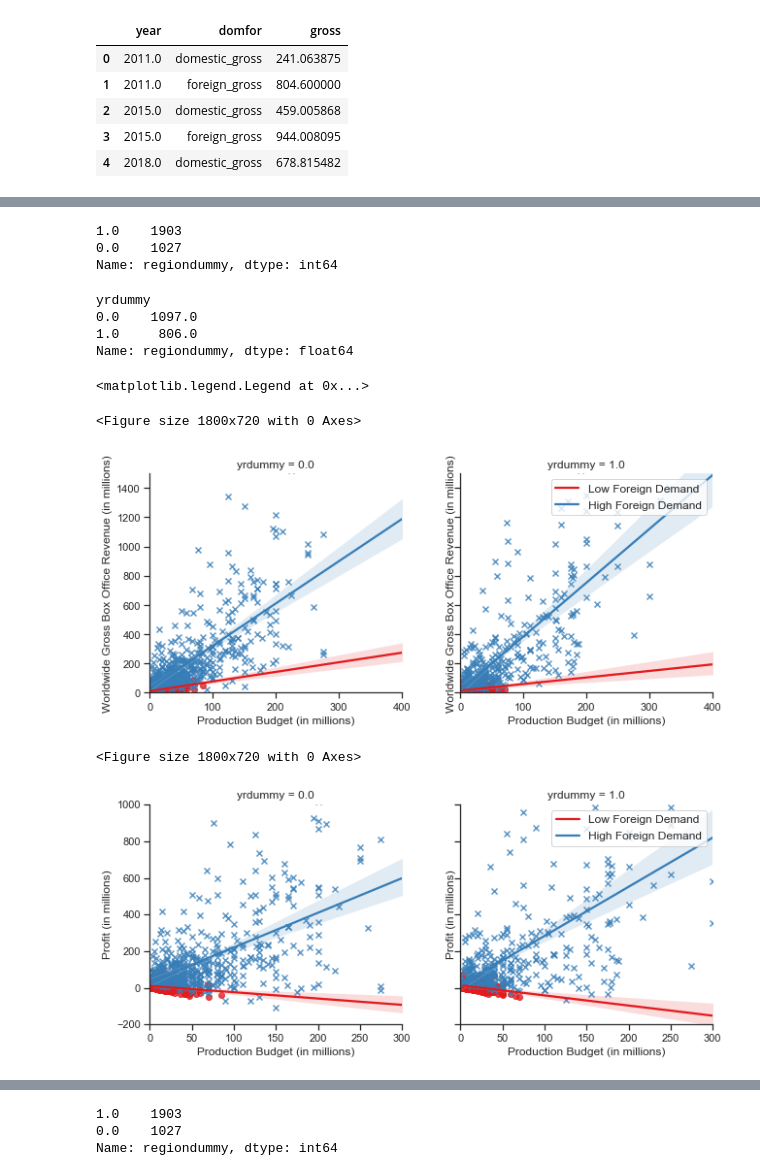
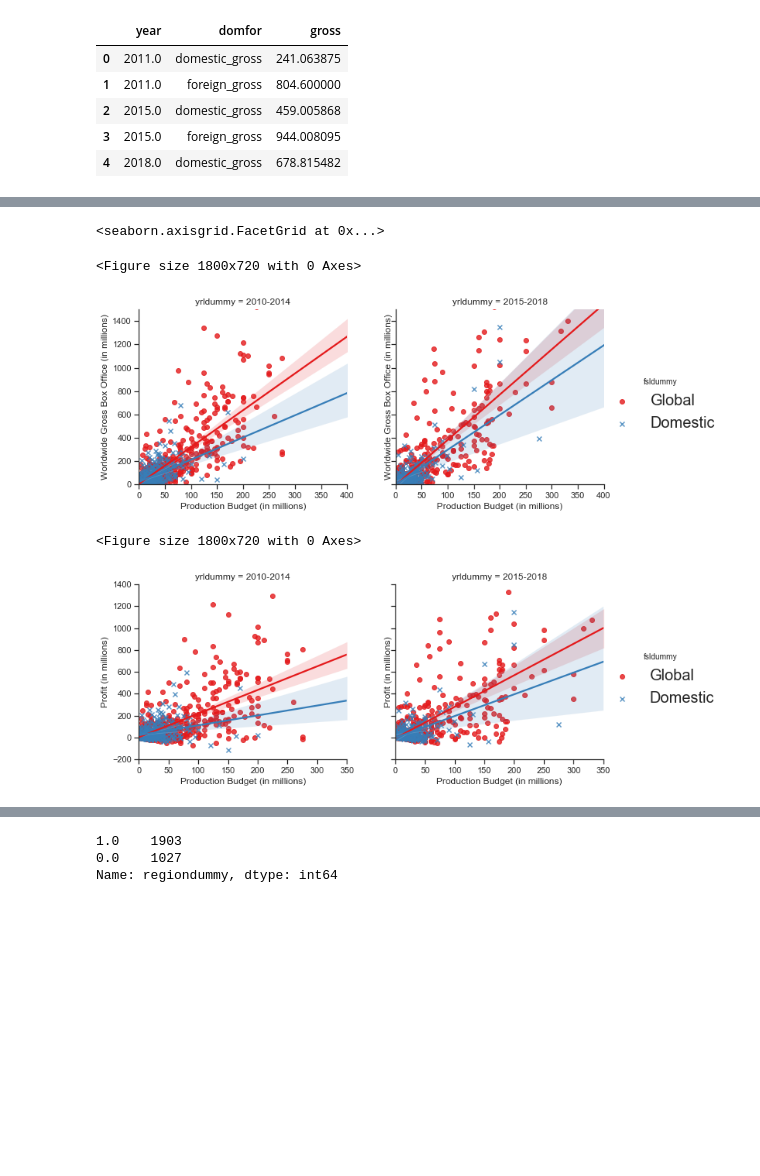
Before and after one commit to phoebetwong/dc_ds_06_03_19, a Jupyter notebook: module_1/week_3_project/data/mod1proj_datacleaning_pw_Monday.ipynb, the cells around one changed output, grey strips where cells are left out. Cells and saved outputs as stored; diff of their text form; code cells hidden in the pictures; blank space fills up the shorter version.

```diff
--- a/module_1/week_3_project/data/mod1proj_datacleaning_pw_Monday.ipynb
+++ b/module_1/week_3_project/data/mod1proj_datacleaning_pw_Monday.ipynb
@@ -1559,0 +1566,4 @@ imdb_all.loc[imdb_all['foreign_share']<=50, 'fsdummy'] = 0
+# %%
+imdb_all.loc[imdb_all['foreign_share']>50, 'fsldummy'] = 'Global'
+# %%
+imdb_all.loc[imdb_all['foreign_share']<=50, 'fsldummy'] = 'Domestic'
@@ -1563,0 +1590,4 @@ imdb_all.loc[imdb_all['region']<=10, 'regiondummy'] = 0
+# %%
+imdb_all.loc[imdb_all['year']>2014, 'yrldummy'] = '2015-2018'
+# %%
+imdb_all.loc[imdb_all['year']<=2014, 'yrldummy'] = '2010-2014'
@@ -1871,73 +1908,41 @@ imdb_all.loc[imdb_all['year']<=2014, 'yrdummy'] = 0
-# %%
-imdb_all.regiondummy.value_counts()
-# %% [output]
-1.0    1903
-0.0    1027
-Name: regiondummy, dtype: int64
-# %%
-imdb_all.groupby(['yrdummy'])['regiondummy'].sum()
-# %% [output]
-yrdummy
-0.0    1097.0
-1.0     806.0
-Name: regiondummy, dtype: float64
 # %%
 plt.figure(figsize=(25,10))
 
-g2 = sns.lmplot(x="production_budget", y="worldwide_gross", hue="fgdummy", col="yrdummy",
-                data=imdb_all, markers=["o", "x"], palette="Set1", legend=False)
-g2.set(ylim=(0, 1500))
-g2.set(xlim=(0, 400))
+g3a = sns.lmplot(x="production_budget", y="worldwide_gross", hue="fsldummy", col="yrldummy",
+                data=imdb_all, markers=["o", "x"], palette="Set1")
+g3a.set(ylim=(0, 1500))
+g3a.set(xlim=(0, 400))
 #g2.set(xscale="log", yscale="log")
-g2.set(xlabel='Production Budget (in millions)', ylabel='Worldwide Gross Box Office Revenue (in millions)')
+g3a.set(xlabel='Production Budget (in millions)', ylabel='Worldwide Gross Box Office (in millions)')
 # g2._legend.set_title('Foreign revenue share')
 # g2._legend.texts(['Low', 'High'])
-plt.legend(loc='upper right', labels=['Low Foreign Demand', 'High Foreign Demand'], prop={'size': 12})
-
-# # title
-# new_title = 'Foreign Revenue Share'
-# g2._legend.set_title(new_title)
-# # replace labels
-# new_labels = ['Domestic', 'Foreign']
-# for t, l in zip(g2._legend.texts, new_labels):
-#     t.set_text(l)
-#     t.set_fontsize(10)
+#plt.legend(loc='upper right', labels=['Domestic', 'Global'], prop={'size': 12})
 
 #plt.savefig("PBGScat.jpg")
 
 # plt.title("Production Budget & Gross Box Office of Movies, by Share of Foreign Revenue")
 # %% [output]
-<matplotlib.legend.Legend at 0x...>
+<seaborn.axisgrid.FacetGrid at 0x...>
 <Figure size 1800x720 with 0 Axes>
-[figure, old version]
+[figure, new version]
 # %%
 plt.figure(figsize=(25,10))
+with sns.plotting_context(font_scale=1):
 
-g2 = sns.lmplot(x="production_budget", y="profit", hue="fgdummy", col="yrdummy",
-                data=imdb_all, markers=["o", "x"], palette="Set1", legend=False)
-g2.set(ylim=(-200, 1000))
-g2.set(xlim=(0, 300))
+    g3 = sns.lmplot(x="production_budget", y="profit", hue="fsldummy", col="yrldummy",
+                data=imdb_all, markers=["o", "x"], palette="Set1")
+    g3.set(ylim=(-200, 1400))
+    g3.set(xlim=(0, 350))
 #g2.set(xscale="log", yscale="log")
-g2.set(xlabel='Production Budget (in millions)', ylabel='Profit (in millions)')
-# g2._legend.set_title('Foreign revenue share')
-# g2._legend.texts(['Low', 'High'])
-plt.legend(loc='upper right', labels=['Low Foreign Demand', 'High Foreign Demand'], prop={'size': 12})
+    g3.set(xlabel='Production Budget (in millions)', ylabel='Profit (in millions)')
+#plt.legend(loc='upper right', labels=['Domestic', 'Global'], prop={'size': 12})
 
-# # title
-# new_title = 'Foreign Revenue Share'
-# g2._legend.set_title(new_title)
-# # replace labels
-# new_labels = ['Domestic', 'Foreign']
-# for t, l in zip(g2._legend.texts, new_labels):
-#     t.set_text(l)
-#     t.set_fontsize(10)
-
-plt.savefig("PBGScat1.jpg")
+plt.savefig("3_PBGScat.jpg")
 
 # plt.title("Production Budget & Gross Box Office of Movies, by Share of Foreign Revenue")
 # %% [output]
 <Figure size 1800x720 with 0 Axes>
-[figure, old version]
+[figure, new version]
 # %%
 # dogs = animal_shelter_df[(animal_shelter_df['animal'] == 'Dog') & (
 #     animal_shelter_df['year'] == 2018)].years_old
```
Also changed, not shown: parts of 31 cells of this notebook, 15 other files.
